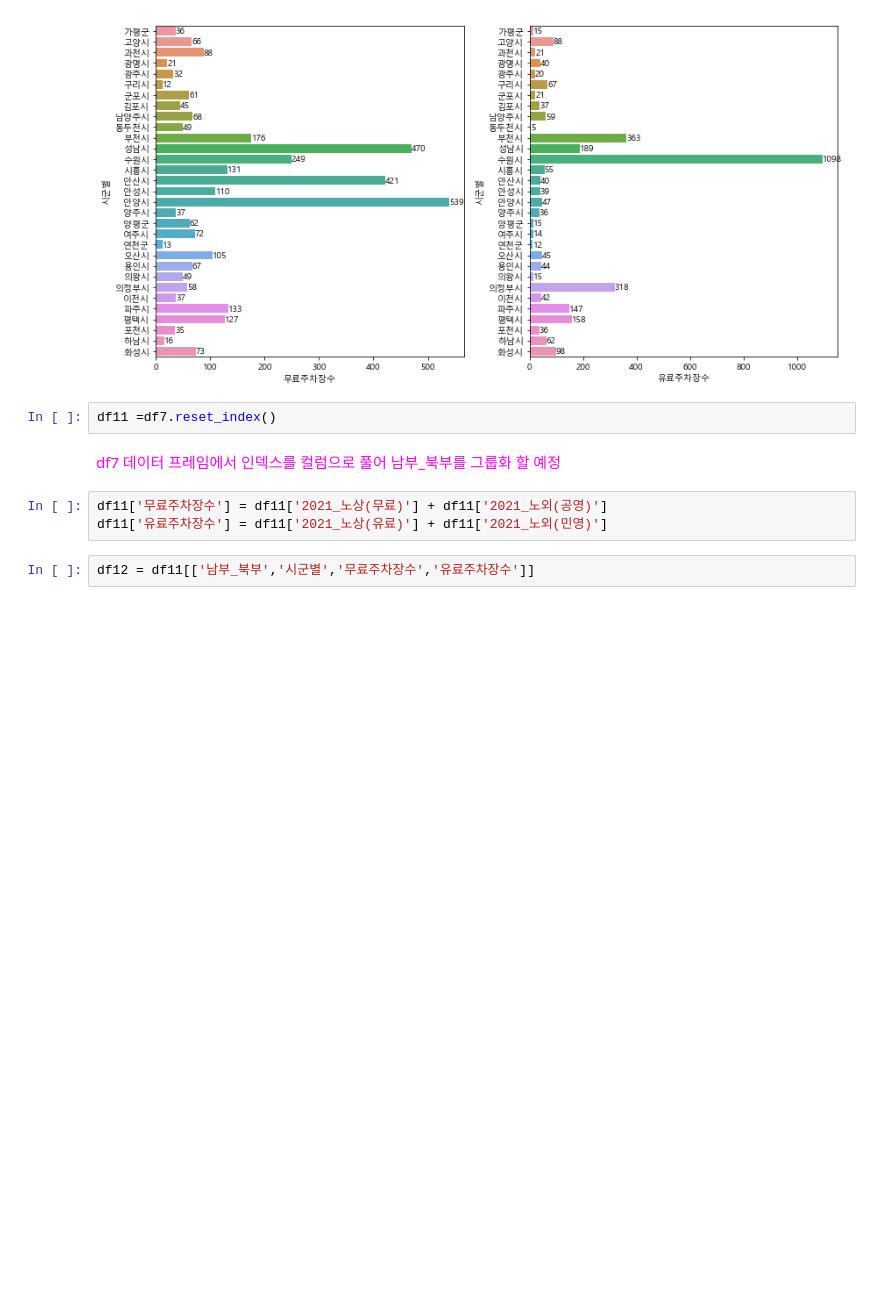
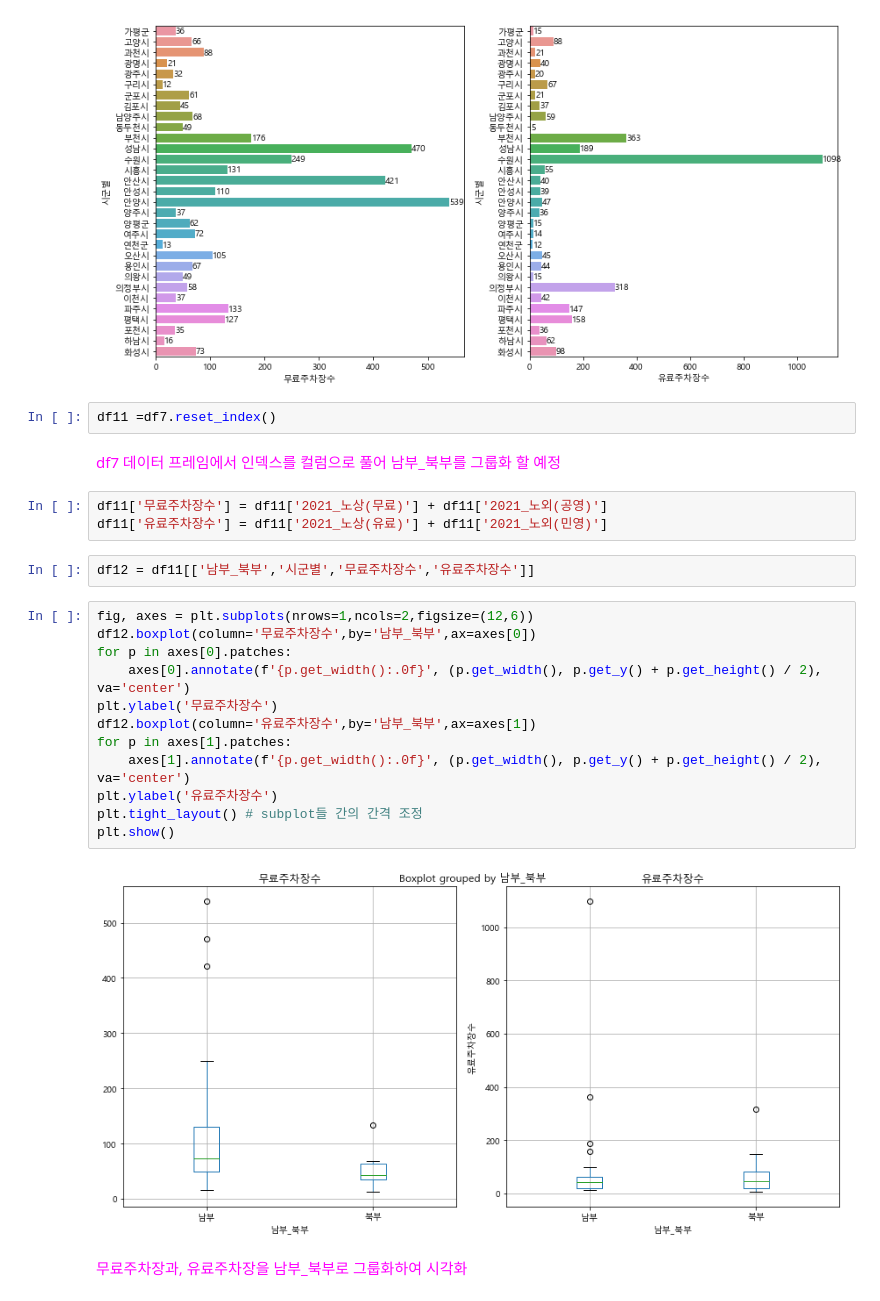
Before and after one commit to SANGHEEZZANG/GGpark, a Jupyter notebook: 경기도주차장수.ipynb, the cells around one changed output. Drawn from its saved outputs; the diff is of its cells as text; blank space fills up the shorter version.

```diff
--- a/경기도주차장수.ipynb
+++ b/경기도주차장수.ipynb
@@ -370,3 +370,19 @@ df11['무료주차장수'] = df11['2021_노상(무료)'] + df11['2021_노외(공
 df11['유료주차장수'] = df11['2021_노상(유료)'] + df11['2021_노외(민영)']
 # %%
 df12 = df11[['남부_북부','시군별','무료주차장수','유료주차장수']]
+# %%
+fig, axes = plt.subplots(nrows=1,ncols=2,figsize=(12,6))
+df12.boxplot(column='무료주차장수',by='남부_북부',ax=axes[0])
+for p in axes[0].patches:
+    axes[0].annotate(f'{p.get_width():.0f}', (p.get_width(), p.get_y() + p.get_height() / 2), va='center')
+plt.ylabel('무료주차장수')
+df12.boxplot(column='유료주차장수',by='남부_북부',ax=axes[1])
+for p in axes[1].patches:
+    axes[1].annotate(f'{p.get_width():.0f}', (p.get_width(), p.get_y() + p.get_height() / 2), va='center')
+plt.ylabel('유료주차장수')
+plt.tight_layout() # subplot들 간의 간격 조정
+plt.show()
+# %% [output]
+[figure, added]
+# %% [markdown]
+<p style="font-size:15px;color:#FF00FF"> 무료주차장과, 유료주차장을 남부_북부로 그룹화하여 시각화 </p>
```
Also changed, not shown: parts of 1 cell of this notebook.
